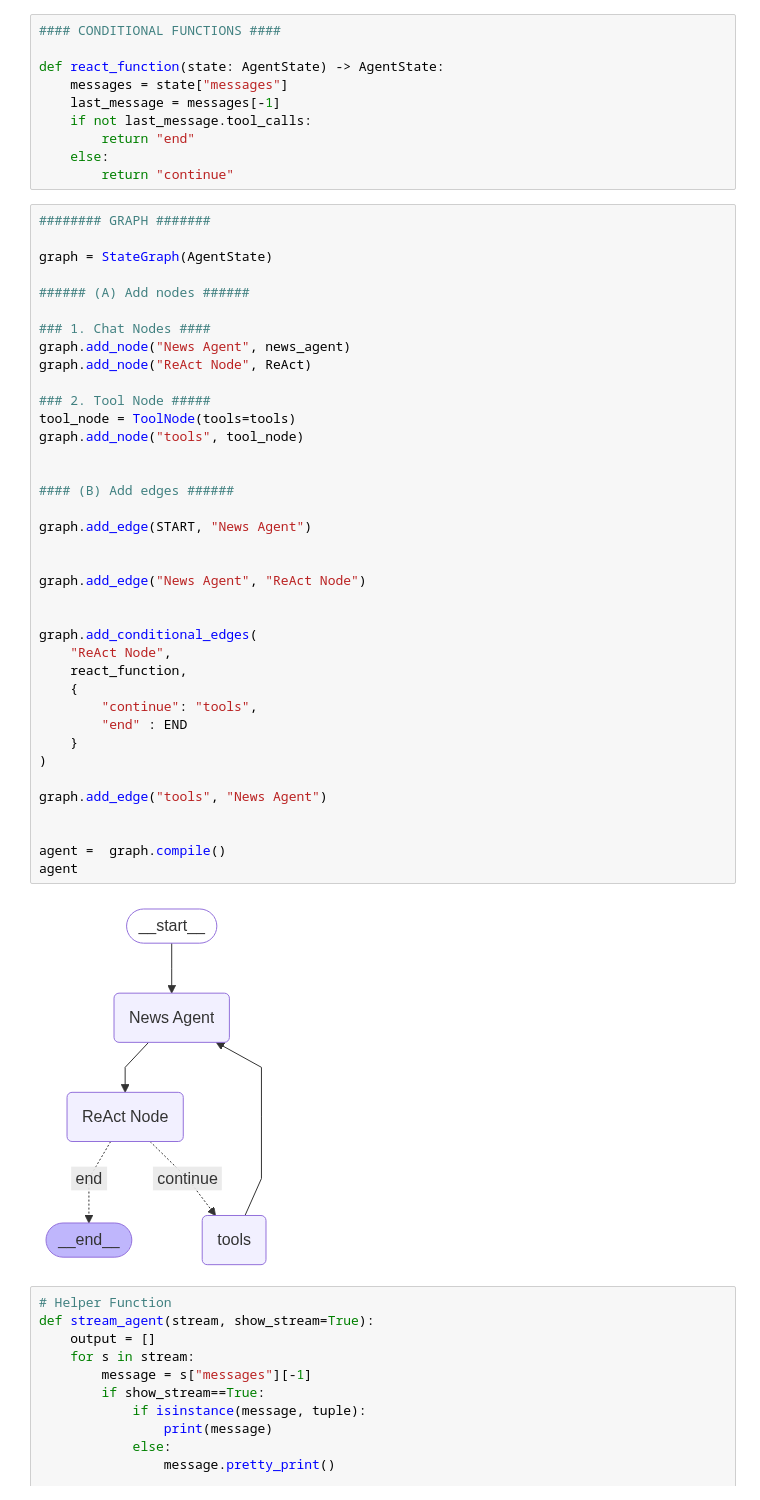
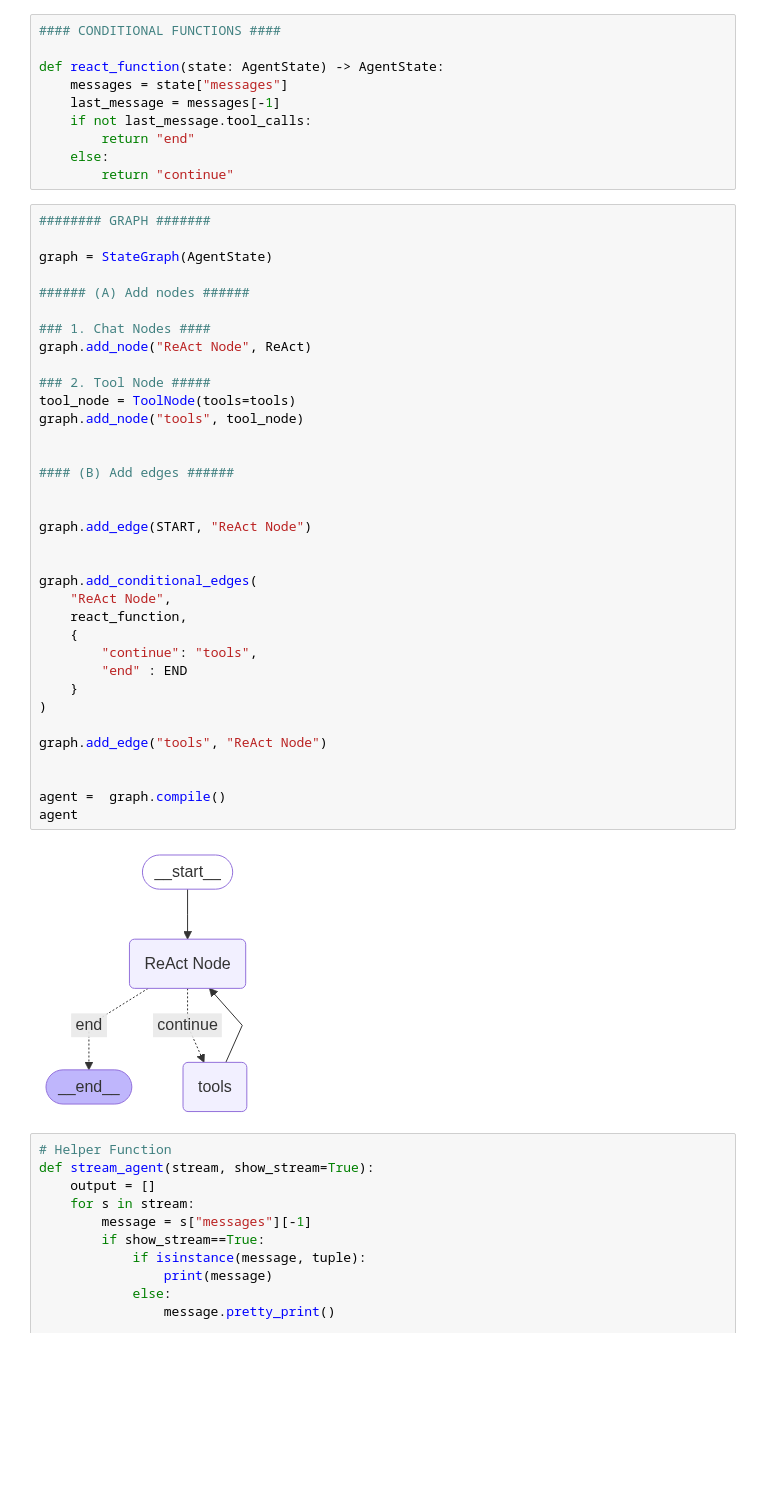
Before and after one commit to siddh30/RYO, a Jupyter notebook: experiment.ipynb, the cells around one changed output. Saved outputs shown, nothing was run; the diff lists cells and outputs as text; blank space fills up the shorter version.

Commit message:
Updating news agent

```diff
--- a/experiment.ipynb
+++ b/experiment.ipynb
@@ -90,39 +73,36 @@ graph = StateGraph(AgentState)
 
 ###### (A) Add nodes ######
 
 ### 1. Chat Nodes ####
-graph.add_node("News Agent", news_agent)
 graph.add_node("ReAct Node", ReAct)
 
 ### 2. Tool Node #####
 tool_node = ToolNode(tools=tools)
 graph.add_node("tools", tool_node)
 
 
 #### (B) Add edges ######
 
-graph.add_edge(START, "News Agent")
 
-
-graph.add_edge("News Agent", "ReAct Node")
+graph.add_edge(START, "ReAct Node")
 
 
 graph.add_conditional_edges(
     "ReAct Node",
     react_function,
     {
         "continue": "tools",
         "end" : END
     }
 )
 
-graph.add_edge("tools", "News Agent")
+graph.add_edge("tools", "ReAct Node")
 
 
 agent =  graph.compile()
 agent
 # %% [output]
-[figure, old version]
+[figure, new version]
 # %%
 # Helper Function
 def stream_agent(stream, show_stream=True):
```
Also changed, not shown: parts of 3 cells of this notebook, 1 other file.
